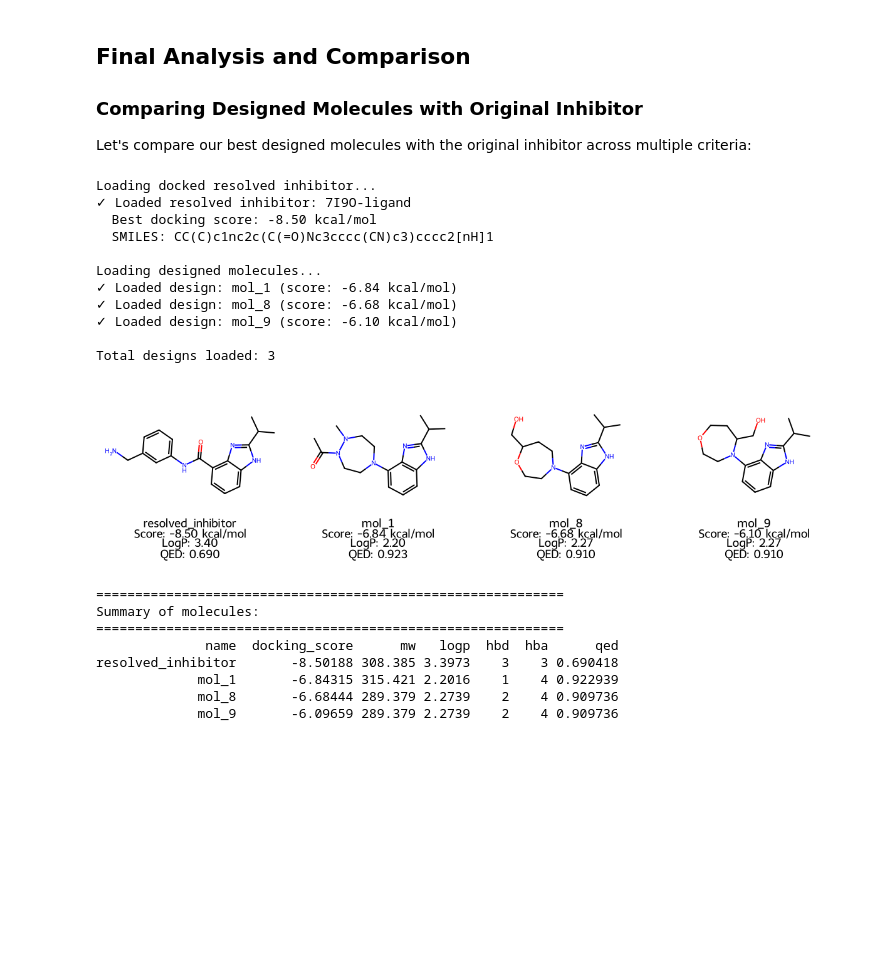
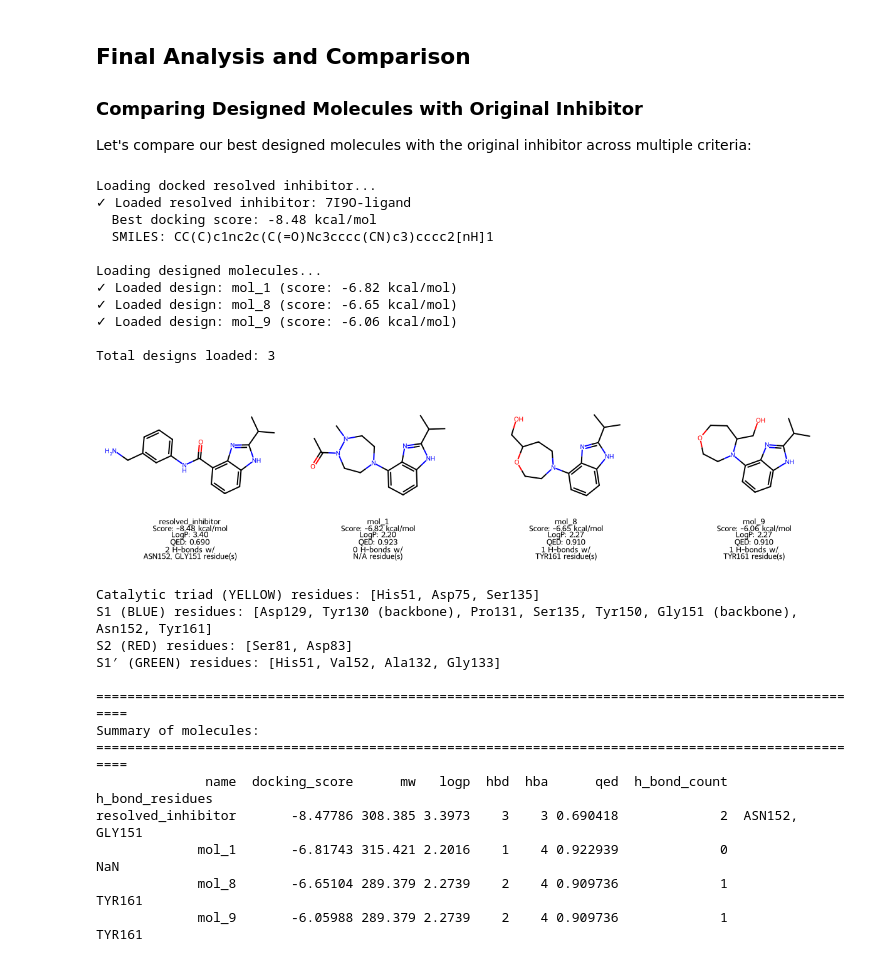
Before and after one commit to oxpig/dtc-struc-bio-smolecules, a Jupyter notebook: 3_zika_example_workflow.ipynb, the cells around one changed output. Drawn from its saved outputs; the diff is of its cells as text; code cells hidden in the pictures; blank space fills up the shorter version.

```diff
--- a/3_zika_example_workflow.ipynb
+++ b/3_zika_example_workflow.ipynb
@@ -608,14 +569,14 @@ So let's look at the best scoring pose and compare it to our crystal structure t
 # %%
 # Let's look at the docking results using py3Dmol
 # Read file contents
-with open("data/7I9O-ligand-docked.sdf", "r") as f:
+with open("output/7I9O-ligand-docked.sdf", "r") as f:
     ligand_sdf = f.read()
 
 with open("data/7I9O.cif", "r") as f:
     cif_data = f.read()
 
 # Load docked molecules and find the best pose
-docked_mols = Chem.SDMolSupplier("data/7I9O-ligand-docked.sdf")
+docked_mols = Chem.SDMolSupplier("output/7I9O-ligand-docked.sdf")
 best_mol = None
 best_score = float('inf')
 
@@ -730,5 +691,5 @@ CompletedProcess(args=['bust', 'data/filtered-docked.sdf', '-p', 'data/7I9O-rece
 # %%
-df = pd.read_csv("data/filtered-docked-busted.csv")
+df = pd.read_csv("output/filtered-docked-busted.csv")
 boolean_cols = [col for col in df.columns[3:] if col != 'internal_energy']
 df_bool = df[boolean_cols].replace({True: 1, False: 0, 'True': 1, 'False': 0})
 df['passed'] = df_bool.sum(axis=1)
@@ -870,14 +833,14 @@ import pandas as pd
 script = "compare_hbonds_with_subsites_csv.py"
 cmd = [
     sys.executable, script,
-    "--resolved", "data/7I9O-ligand-interactions.csv",
-    "--designed", "data/df_designed.csv",
-    "--designed-sdf", "data/filtered-docked-busted-passed-hs.sdf",
-    "--output-prefix", "data/comparison"
+    "--resolved", "output/7I9O-ligand-interactions.csv",             # resolved inhibitor interactions
+    "--designed", "output/df-designed-interactions.csv",             # designed molecules interactions
+    "--designed-sdf", "output/filtered-docked-busted-passed-hs.sdf", # designed molecules SDF
+    "--output-prefix", "output/interactions-comparison"                           # output prefix
 ]
 proc = subprocess.run(cmd, capture_output=True, text=True)
 print(proc.stderr)
-out_csv = Path("data/comparison.csv")
-df = pd.read_csv(out_csv) if out_csv.exists() else None
-display(df)
+out_csv = Path("output/interactions-comparison.csv")
+interaction_df = pd.read_csv(out_csv) if out_csv.exists() else None
+display(interaction_df)
 # %% [output]
@@ -899,7 +859,7 @@ Let's compare our best designed molecules with the original inhibitor across mul
 # Load the docked resolved inhibitor and designed molecules from SDF files
 # Load the docked resolved inhibitor - find the best pose
 print("Loading docked resolved inhibitor...")
-docked_inhibitor_mols = Chem.SDMolSupplier("data/7I9O-ligand-docked.sdf", removeHs=False)
+docked_inhibitor_mols = Chem.SDMolSupplier("output/7I9O-ligand-docked.sdf", removeHs=False)
 resolved_inhibitor = None
 resolved_docking_score = None
 
@@ -921,12 +881,14 @@ else:
 
 # Load the designed molecules that passed all filters
 print("\nLoading designed molecules...")
-designed_mols = Chem.SDMolSupplier("data/filtered-docked-busted-passed-hs.sdf", removeHs=False)
+designed_mols = Chem.SDMolSupplier("output/filtered-docked-busted-passed-hs.sdf", removeHs=False)
 designed_data = []
 
 for mol in designed_mols:
     if mol is not None:
         mol_name = mol.GetProp("_Name") if mol.HasProp("_Name") else "unknown"
+        # get interaction row for this molecule
+        int_row = interaction_df.loc[interaction_df['molecule'] == mol_name].iloc[0]
         docking_score = float(mol.GetProp("minimizedAffinity")) if mol.HasProp("minimizedAffinity") else None
         smiles = Chem.MolToSmiles(Chem.RemoveHs(mol))
 
@@ -944,6 +906,8 @@ for mol in designed_mols:
             'rotbonds': Descriptors.NumRotatableBonds(mol_no_h),
             'tpsa': Descriptors.TPSA(mol_no_h),
             'qed': Chem.QED.qed(mol_no_h),
+            'h_bond_count': int_row['h_bond_count'],
+            'h_bond_residues': int_row['h_bond_residues'],
             'mol_object': mol,  # Store the molecule object for later use
             'smiles': smiles
         }
@@ -954,6 +918,7 @@ print(f"\nTotal designs loaded: {len(designed_data)}")
 
 # Create DataFrames for easier access
 if resolved_inhibitor is not None:
+    int_row = interaction_df.loc[interaction_df['molecule'] == 'resolved_inhibitor'].iloc[0]
     resolved_props = {
         'name': 'resolved_inhibitor',
         'molecule': 'resolved_inhibitor',
@@ -966,6 +931,8 @@ if resolved_inhibitor is not None:
         'rotbonds': Descriptors.NumRotatableBonds(Chem.RemoveHs(resolved_inhibitor)),
         'tpsa': Descriptors.TPSA(Chem.RemoveHs(resolved_inhibitor)),
         'qed': Chem.QED.qed(Chem.RemoveHs(resolved_inhibitor)),
+        'h_bond_count': int_row['h_bond_count'],
+        'h_bond_residues': int_row['h_bond_residues'],
         'mol_object': resolved_inhibitor,
         'smiles': resolved_smiles
     }
@@ -984,6 +951,8 @@ for idx, row in molecules_df.iterrows():
     docking_score = row['docking_score'] if pd.notna(row['docking_score']) else 'N/A'
     logp = row['logp'] if pd.notna(row['logp']) else 'N/A'
     qed = row['qed'] if pd.notna(row['qed']) else 'N/A'
+    h_bond_count = row['h_bond_count'] if pd.notna(row['h_bond_count']) else 'N/A'
+    h_bond_residues = row['h_bond_residues'] if pd.notna(row['h_bond_residues']) else 'N/A'
 
     # Format values
     if isinstance(docking_score, (int, float)):
@@ -997,50 +966,64 @@ for idx, row in molecules_df.iterrows():
         logp_str = f"LogP: {logp}"
 
     if isinstance(qed, (int, float)):
         qed_str = f"QED: {qed:.3f}"
     else:
         qed_str = f"QED: {qed}"
 
-    caption = f"{name}\n{docking_str}\n{logp_str}\n{qed_str}"
+    h_bond_count_str = f"{h_bond_count} H-bonds w/"
+    h_bond_residues_str = f"{h_bond_residues} residue(s)"
+
+    caption = f"{name}\n{docking_str}\n{logp_str}\n{qed_str}\n{h_bond_count_str}\n{h_bond_residues_str}"
     captions.append(caption)
 
 opts = Draw.MolDrawOptions()
 opts.legendFontSize = 20
 opts.legendFraction = 0.25
 # Display molecules in grid with multi-line captions (increased size for better readability)
 display(Draw.MolsToGridImage(
     [Chem.MolFromSmiles(smiles) for smiles in molecules_df['smiles'].tolist()],
     molsPerRow=4,
     subImgSize=(300, 300),  # Increased from 200x200 to 300x300 for larger text and molecules
     legends=captions,
     drawOptions=opts
 ))
 
-print("\n" + "="*60)
+# print out labeling of subsite residues
+print('Catalytic triad (YELLOW) residues: [His51, Asp75, Ser135]')
+print('S1 (BLUE) residues: [Asp129, Tyr130 (backbone), Pro131, Ser135, Tyr150, Gly151 (backbone), Asn152, Tyr161]')
+print('S2 (RED) residues: [Ser81, Asp83]')
+print("S1′ (GREEN) residues: [His51, Val52, Ala132, Gly133]")
+
+print("\n" + "="*100)
 print("Summary of molecules:")
-print("="*60)
-print(molecules_df[['name', 'docking_score', 'mw', 'logp', 'hbd', 'hba', 'qed']].to_string(index=False))
+print("="*100)
+print(molecules_df[['name', 'docking_score', 'mw', 'logp', 'hbd', 'hba', 'qed', 'h_bond_count', 'h_bond_residues']].to_string(index=False))
 # %% [output]
 Loading docked resolved inhibitor...
 ✓ Loaded resolved inhibitor: 7I9O-ligand
-  Best docking score: -8.50 kcal/mol
+  Best docking score: -8.48 kcal/mol
   SMILES: CC(C)c1nc2c(C(=O)Nc3cccc(CN)c3)cccc2[nH]1
 
 Loading designed molecules...
-✓ Loaded design: mol_1 (score: -6.84 kcal/mol)
-✓ Loaded design: mol_8 (score: -6.68 kcal/mol)
-✓ Loaded design: mol_9 (score: -6.10 kcal/mol)
+✓ Loaded design: mol_1 (score: -6.82 kcal/mol)
+✓ Loaded design: mol_8 (score: -6.65 kcal/mol)
+✓ Loaded design: mol_9 (score: -6.06 kcal/mol)
 
 Total designs loaded: 3
-[figure, old version]
+[figure, new version]
-============================================================
+Catalytic triad (YELLOW) residues: [His51, Asp75, Ser135]
+S1 (BLUE) residues: [Asp129, Tyr130 (backbone), Pro131, Ser135, Tyr150, Gly151 (backbone), Asn152, Tyr161]
+S2 (RED) residues: [Ser81, Asp83]
+S1′ (GREEN) residues: [His51, Val52, Ala132, Gly133]
+
+====================================================================================================
 Summary of molecules:
-============================================================
-              name  docking_score      mw   logp  hbd  hba      qed
-resolved_inhibitor       -8.50188 308.385 3.3973    3    3 0.690418
-             mol_1       -6.84315 315.421 2.2016    1    4 0.922939
-             mol_8       -6.68444 289.379 2.2739    2    4 0.909736
-             mol_9       -6.09659 289.379 2.2739    2    4 0.909736
+====================================================================================================
+              name  docking_score      mw   logp  hbd  hba      qed  h_bond_count h_bond_residues
+resolved_inhibitor       -8.47786 308.385 3.3973    3    3 0.690418             2  ASN152, GLY151
+             mol_1       -6.81743 315.421 2.2016    1    4 0.922939             0             NaN
+             mol_8       -6.65104 289.379 2.2739    2    4 0.909736             1          TYR161
+             mol_9       -6.05988 289.379 2.2739    2    4 0.909736             1          TYR161
 # %% [markdown]
 ## Conclusions
 
```
Also changed, not shown: parts of 19 cells of this notebook, 4 other files.
